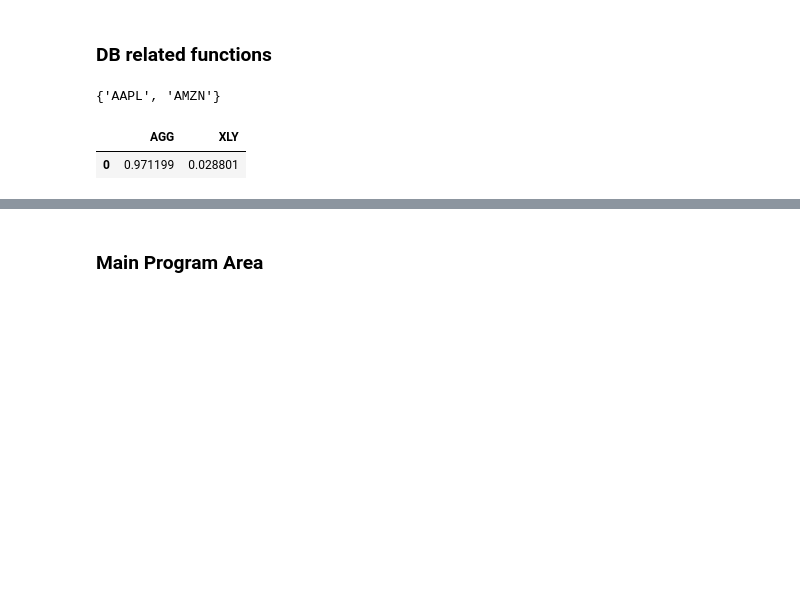
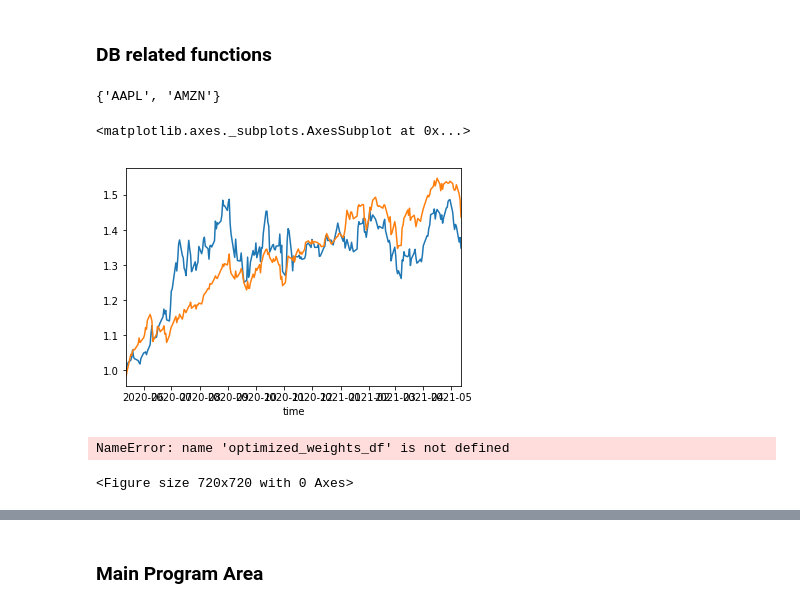
Before and after one commit to justinm329/Project_1, a Jupyter notebook: main_note_book.ipynb, the cells around one changed output, grey strips where cells are left out. Cells and saved outputs as stored; diff of their text form; code cells hidden in the pictures; blank space fills up the shorter version.

```diff
--- a/main_note_book.ipynb
+++ b/main_note_book.ipynb
@@ -384,7 +386,7 @@ def mc(tickers):
         api_version = "v2"
     )
     # Format current date as ISO format [TO BE UPDATED BASED ON DATE OF SMS]
-    sd = str(datetime.date.today() - datetime.timedelta(30))
+    sd = str(datetime.date.today() - datetime.timedelta(365))
     ed = str(datetime.date.today())
 
     start_date = pd.Timestamp(sd, tz="America/New_York").isoformat()
@@ -399,7 +401,7 @@ def mc(tickers):
         timeframe,
         start=start_date,
         end=end_date,
-        limit=35,
+        limit=1000,
     ).df
 
     for column in portfolio_df.columns.get_level_values(1):
@@ -471,4 +473,20 @@ def mc(tickers):
     optimized_weights_df = optimized_weights_df.T
     optimized_weights_df.columns = list(portfolio_returns_df.columns.values)
 
-    return optimized_weights_df
+    return optimized_weights_df, portfolio_returns_df
+# %%
+def index_return_graph(optimized_weights, return_dataframe):
+    optimized_weights = optimized_weights.iloc[0].to_list()
+    portfolio_returns = return_dataframe.dot(optimized_weights)
+
+    portfolio_index_return = (1+portfolio_returns).cumprod()
+    ax = portfolio_index_return.plot()
+    return ax
+# %%
+def etf_return_graph(optimized_weights, return_dataframe, ax):
+    optimized_weights = optimized_weights.iloc[0].to_list()
+    etf_returns = return_dataframe.dot(optimized_weights)
+
+    etf_index_return = (1+etf_returns).cumprod()
+    portfolios_plot = etf_index_return.plot(ax=ax)
+    return portfolios_plot
@@ -532,7 +562,16 @@ def execute_command(command, phone, content):
         # message back with an error
     else:  print('Invalid entry!')
 # %%
-mc(["AGG", "XLY"])
+a,b = mc(["AGG", "XLY"])
-# %% [output]
-|  | AGG | XLY |
-| 0 | 0.971199 | 0.028801 |
+# %%
+d, e = mc(["TSLA", "AMZN"])
+c = index_return_graph(d,e)
+etf_return_graph(a,b,c)
+# %% [output]
+<matplotlib.axes._subplots.AxesSubplot at 0x...>
+[figure, added]
+# %%
+ pie_chart_graph(optimized_weights, etf_weights)
+# %% [output]
+NameError: name 'optimized_weights_df' is not defined
+<Figure size 720x720 with 0 Axes>
```
Also changed, not shown: parts of 4 cells of this notebook.
